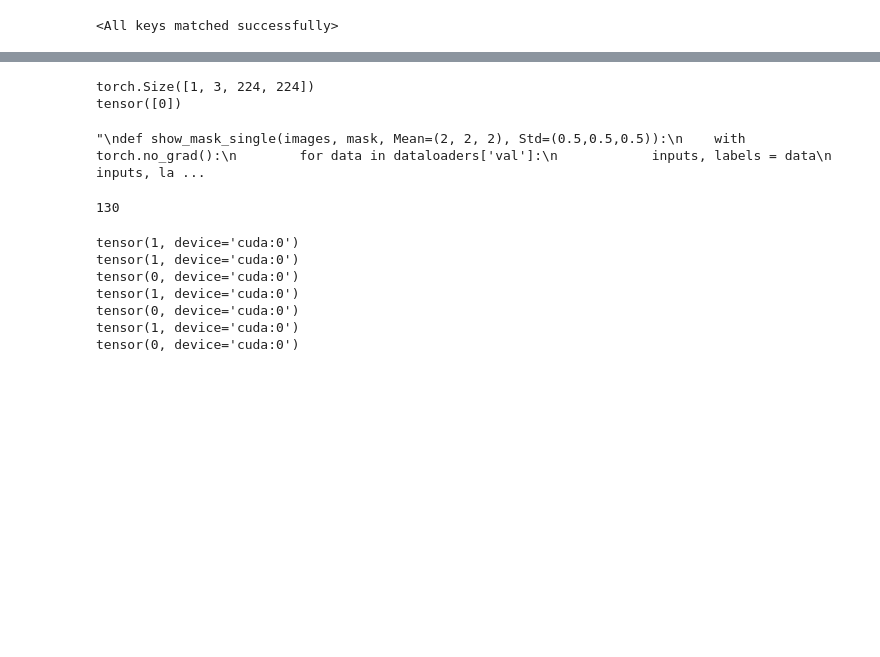
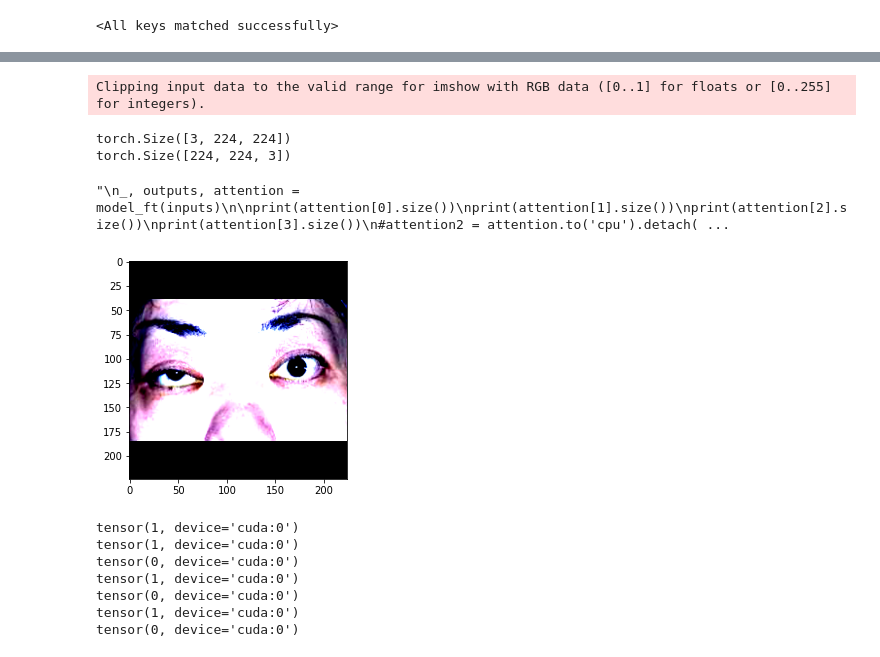
Before and after one commit to ykitaguchi77/AdvancedPytorch_Colab, a Jupyter notebook: Pytorch_転移学習調整中_Gravcont_attention_residual_network3.ipynb, the cells around one changed output, grey strips where cells are left out. Drawn from its saved outputs; the diff is of its cells as text; code cells hidden in the pictures; blank space fills up the shorter version.

```diff
--- a/Pytorch_転移学習調整中_Gravcont_attention_residual_network3.ipynb
+++ b/Pytorch_転移学習調整中_Gravcont_attention_residual_network3.ipynb
@@ -936,36 +972,52 @@ visualize_model(model_ft)
 # %%
 #Dataloaderをbatch size=1で再定義する
 data_dir = '/content/data/hymenoptera_data'
 image_datasets = {x: datasets.ImageFolder(os.path.join(data_dir, x),
                                           data_transforms[x])
                   for x in ['train', 'val']}
 dataloaders = {x: torch.utils.data.DataLoader(image_datasets[x], batch_size=1,
                                              shuffle=True, num_workers=4)
               for x in ['train', 'val']}
 
 #dataloaderの中から1つを抜き出す
 inputs, labels = iter(dataloaders['val']).next()
+inputs, labels = inputs.to('cpu'), labels.to('cpu')
+#print(inputs.size())
+#print(labels)
+#plt.figure(figsize=(5,5))
+
+inputs = np.squeeze(inputs)
 print(inputs.size())
-print(labels)
+inputs = np.transpose(inputs, (1,2,0))
+print(inputs.size())
+
+# FigureとAxesを作成
+fig = plt.figure()
+ax = fig.add_subplot(111)
+ax.imshow(inputs)
+
+
+
+
 
 
 '''
-def show_mask_single(images, mask, Mean=(2, 2, 2), Std=(0.5,0.5,0.5)):
-    with torch.no_grad():
-        for data in dataloaders['val']:
-            inputs, labels = data
-            inputs, labels = inputs.to(device), labels.to(device)
-            outputs = model_ft(inputs)
-            _, predicted = torch.max(outputs.data, 1)
+_, outputs, attention = model_ft(inputs)
+
+print(attention[0].size())
+print(attention[1].size())
+print(attention[2].size())
+print(attention[3].size())
+#attention2 = attention.to('cpu').detach().numpy().copy()
+
+#print(attention2)
 '''
 # %% [output]
-torch.Size([1, 3, 224, 224])
-tensor([0])
+Clipping input data to the valid range for imshow with RGB data ([0..1] for floats or [0..255] for integers).
-"\ndef show_mask_single(images, mask, Mean=(2, 2, 2), Std=(0.5,0.5,0.5)):\n    with torch.no_grad():\n        for data in dataloaders['val']:\n            inputs, labels = data\n            inputs, la ...
+torch.Size([3, 224, 224])
+torch.Size([224, 224, 3])
+"\n_, outputs, attention = model_ft(inputs)\n\nprint(attention[0].size())\nprint(attention[1].size())\nprint(attention[2].size())\nprint(attention[3].size())\n#attention2 = attention.to('cpu').detach( ...
+[figure, added]
-# %%
-print(len(dataloaders['val']))
-# %% [output]
-130
 # %%
 def show_mask_single(images, mask, Mean=(2, 2, 2), Std=(0.5,0.5,0.5)):
     im_size = images.size(2)
```
Also changed, not shown: parts of 9 cells of this notebook.
